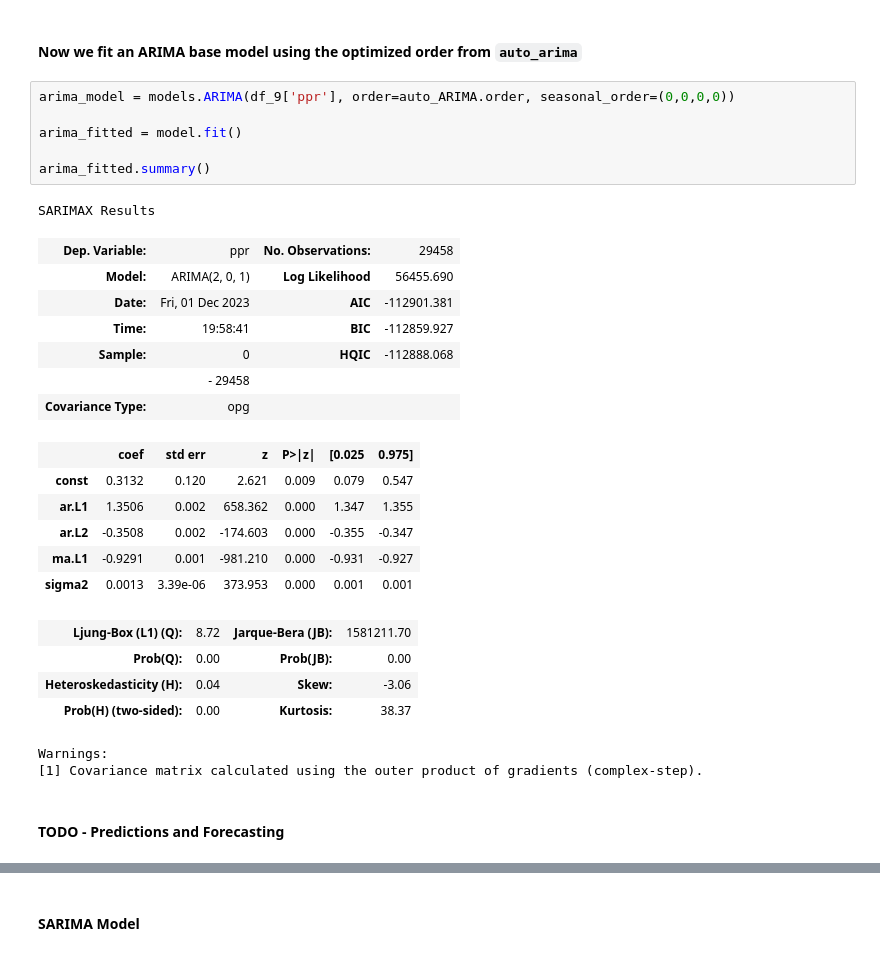
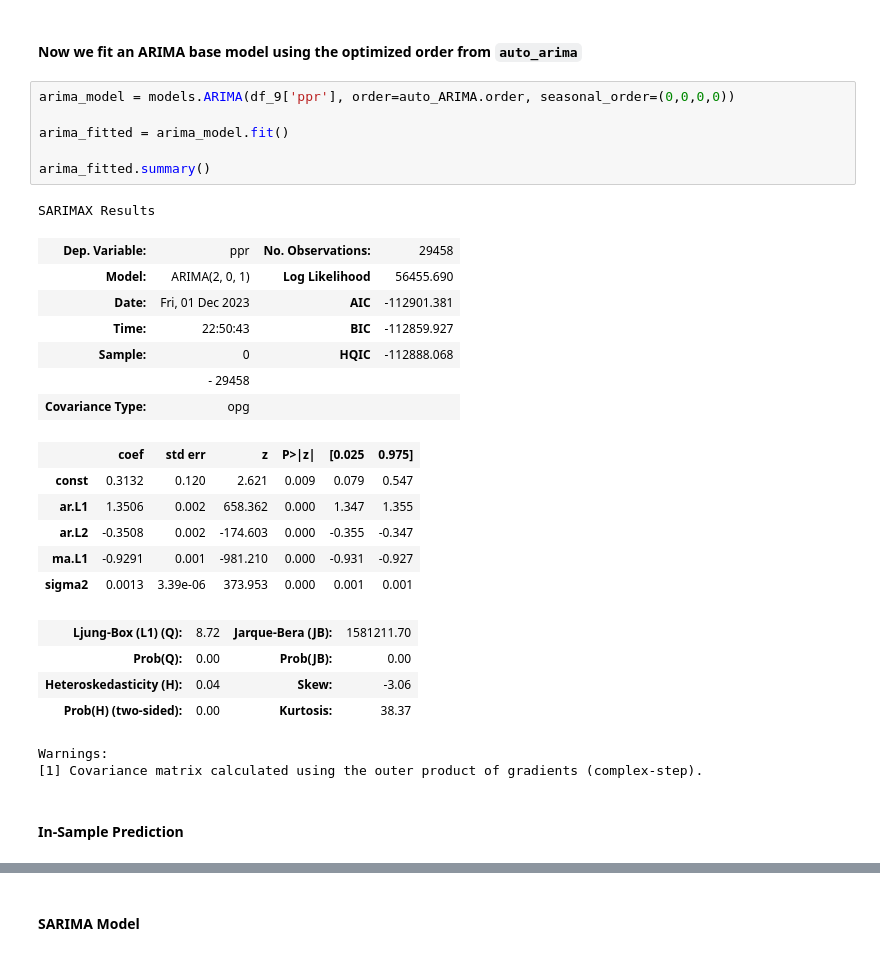
Before and after one commit to wyattcupp/ammo-time-series-forecasting, a Jupyter notebook: caliber_price_predictor.ipynb, the cells around one changed output, grey strips where cells are left out. Cells and saved outputs as stored; diff of their text form.

```diff
--- a/caliber_price_predictor.ipynb
+++ b/caliber_price_predictor.ipynb
@@ -248,15 +248,15 @@ auto_ARIMA.order, auto_ARIMA.seasonal_order
 # %%
 arima_model = models.ARIMA(df_9['ppr'], order=auto_ARIMA.order, seasonal_order=(0,0,0,0))
 
-arima_fitted = model.fit()
+arima_fitted = arima_model.fit()
 
 arima_fitted.summary()
 # %% [output]
 SARIMAX Results
 | Dep. Variable: | ppr | No. Observations: | 29458 |
 | Model: | ARIMA(2, 0, 1) | Log Likelihood | 56455.690 |
 | Date: | Fri, 01 Dec 2023 | AIC | -112901.381 |
-| Time: | 19:58:41 | BIC | -112859.927 |
+| Time: | 22:50:43 | BIC | -112859.927 |
 | Sample: | 0 | HQIC | -112888.068 |
 |  | - 29458 |  |  |
 | Covariance Type: | opg |  |  |
@@ -273,4 +273,4 @@ SARIMAX Results
 Warnings:
 [1] Covariance matrix calculated using the outer product of gradients (complex-step).
 # %% [markdown]
-#### TODO - Predictions and Forecasting
+#### In-Sample Prediction
```
Also changed, not shown: parts of 26 cells of this notebook.
